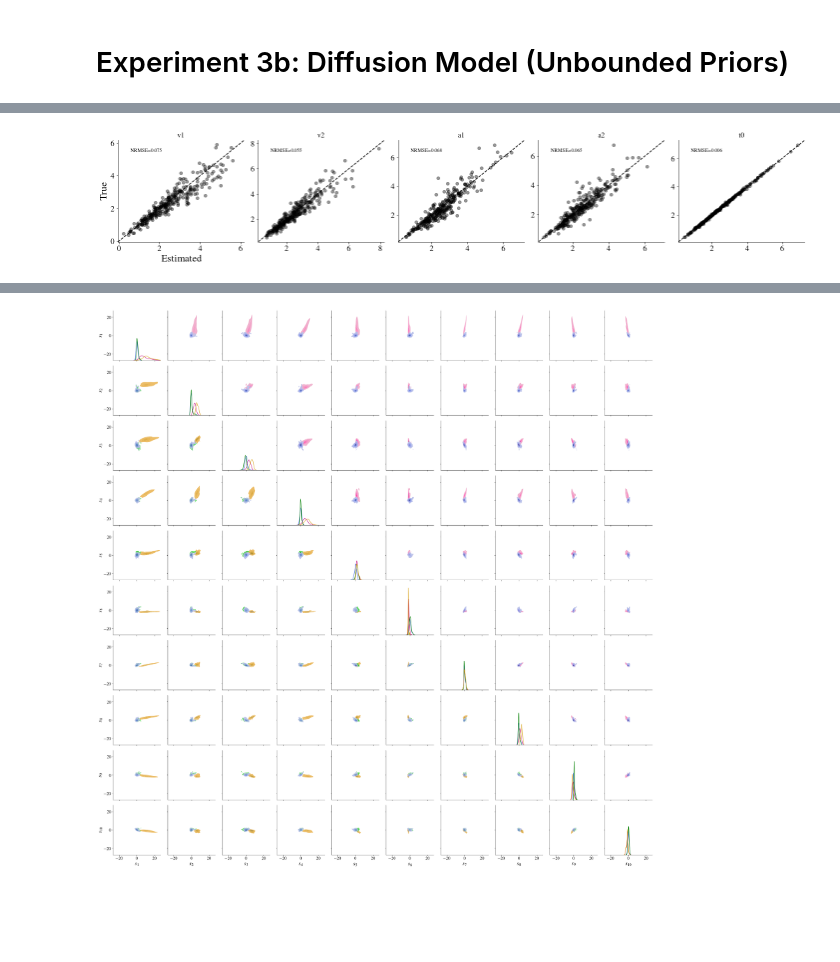
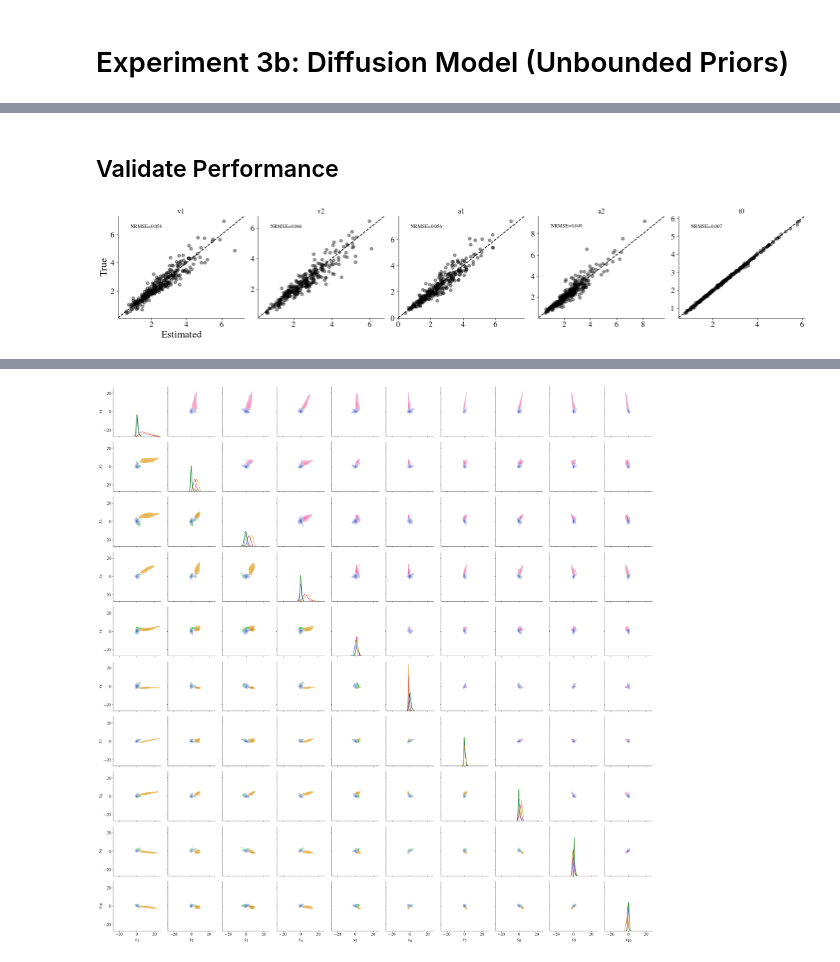
Before and after one commit to marvinschmitt/ModelMisspecificationBF, a Jupyter notebook: abf_ddm_unbounded_bf.ipynb, the cells around one changed output, grey strips where cells are left out. Drawn from its saved outputs; the diff is of its cells as text; code cells hidden in the pictures; blank space fills up the shorter version.

```diff
--- a/abf_ddm_unbounded_bf.ipynb
+++ b/abf_ddm_unbounded_bf.ipynb
@@ -195,10 +196,12 @@ Networks loaded from export_ckpt/mmd/ddm_unbounded/ckpt-75
 # %%
 #losses = trainer.train_online(epochs=75, iterations_per_epoch=1000, batch_size=64, n_obs=100)
+# %% [markdown]
+## Validate Performance
 # %%
 # Validate (quick and dirty)
 p, x = trainer._forward_inference(300, 100)
-param_samples = trainer.network.sample(x, n_samples=2000)
+param_samples = amortizer.sample(x, n_samples=2000)
 param_means = param_samples.mean(axis=0)
 true_vs_estimated(p, param_means, ['v1', 'v2', 'a1', 'a2', 't0'], figsize=(20,4))
 # %% [output]
-[figure, old version]
+[figure, new version]
```
Also changed, not shown: parts of 27 cells of this notebook, 5 other files.
